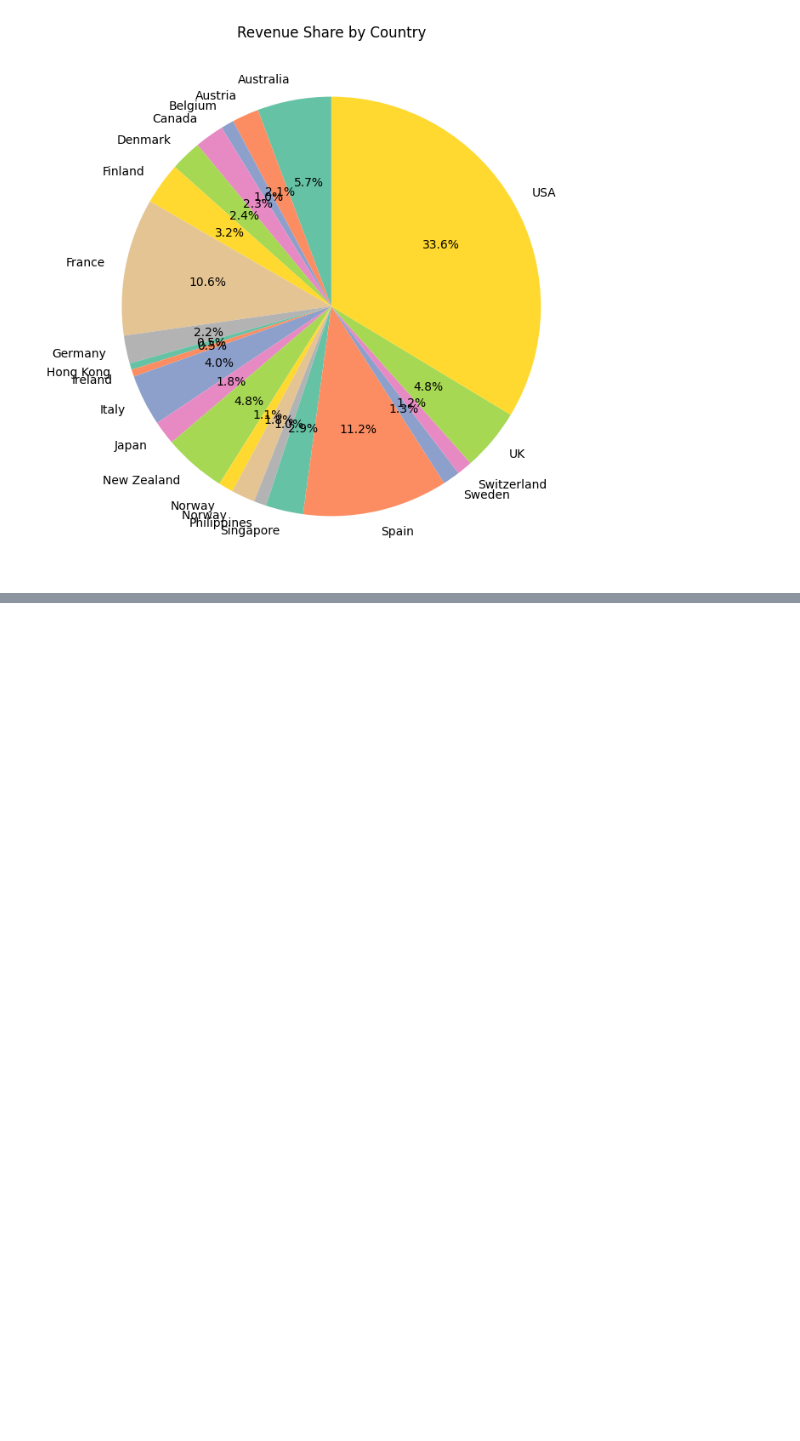
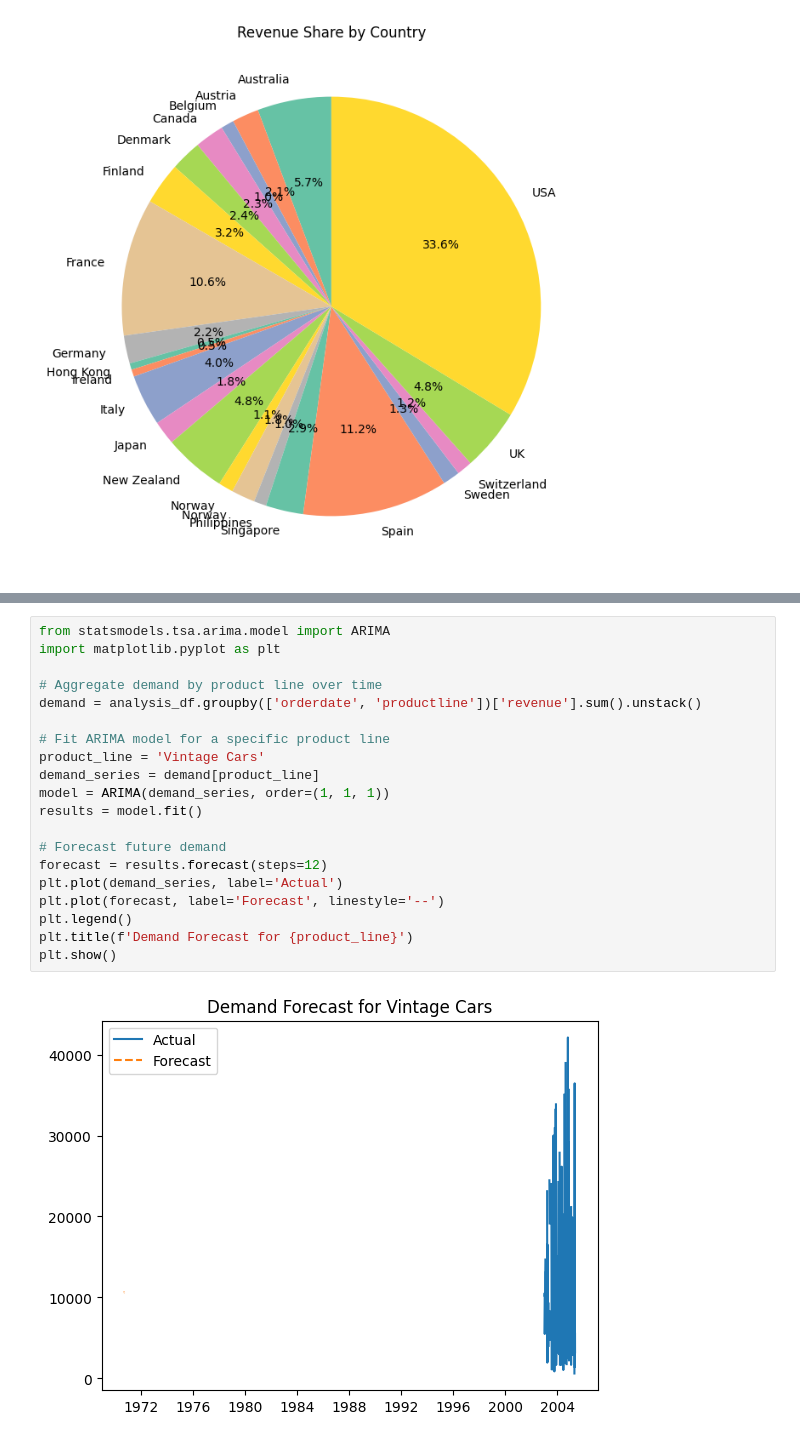
Before and after one commit to kweyup7/Business-Intelligence-2-Assignment, a Jupyter notebook: work.ipynb, the cells around one changed output, grey strips where cells are left out. Cells and saved outputs as stored; diff of their text form; blank space fills up the shorter version.

```diff
--- a/work.ipynb
+++ b/work.ipynb
@@ -479,0 +542,22 @@ plt.show()
+# %%
+from statsmodels.tsa.arima.model import ARIMA
+import matplotlib.pyplot as plt
+
+# Aggregate demand by product line over time
+demand = analysis_df.groupby(['orderdate', 'productline'])['revenue'].sum().unstack()
+
+# Fit ARIMA model for a specific product line
+product_line = 'Vintage Cars'
+demand_series = demand[product_line]
+model = ARIMA(demand_series, order=(1, 1, 1))
+results = model.fit()
+
+# Forecast future demand
+forecast = results.forecast(steps=12)
+plt.plot(demand_series, label='Actual')
+plt.plot(forecast, label='Forecast', linestyle='--')
+plt.legend()
+plt.title(f'Demand Forecast for {product_line}')
+plt.show()
+# %% [output]
+[figure, added]
```
Also changed, not shown: parts of 11 cells of this notebook, 2 other files.
